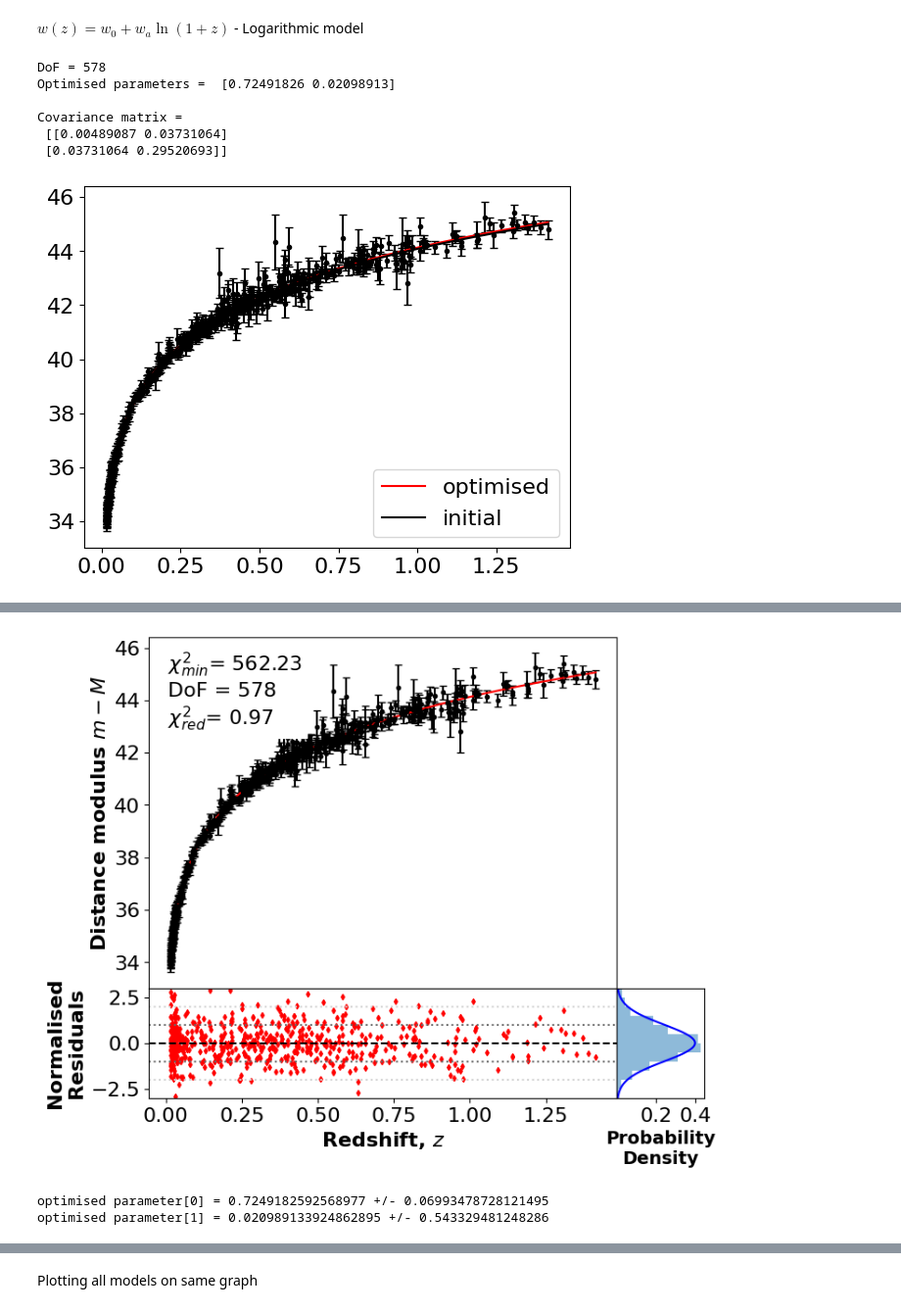
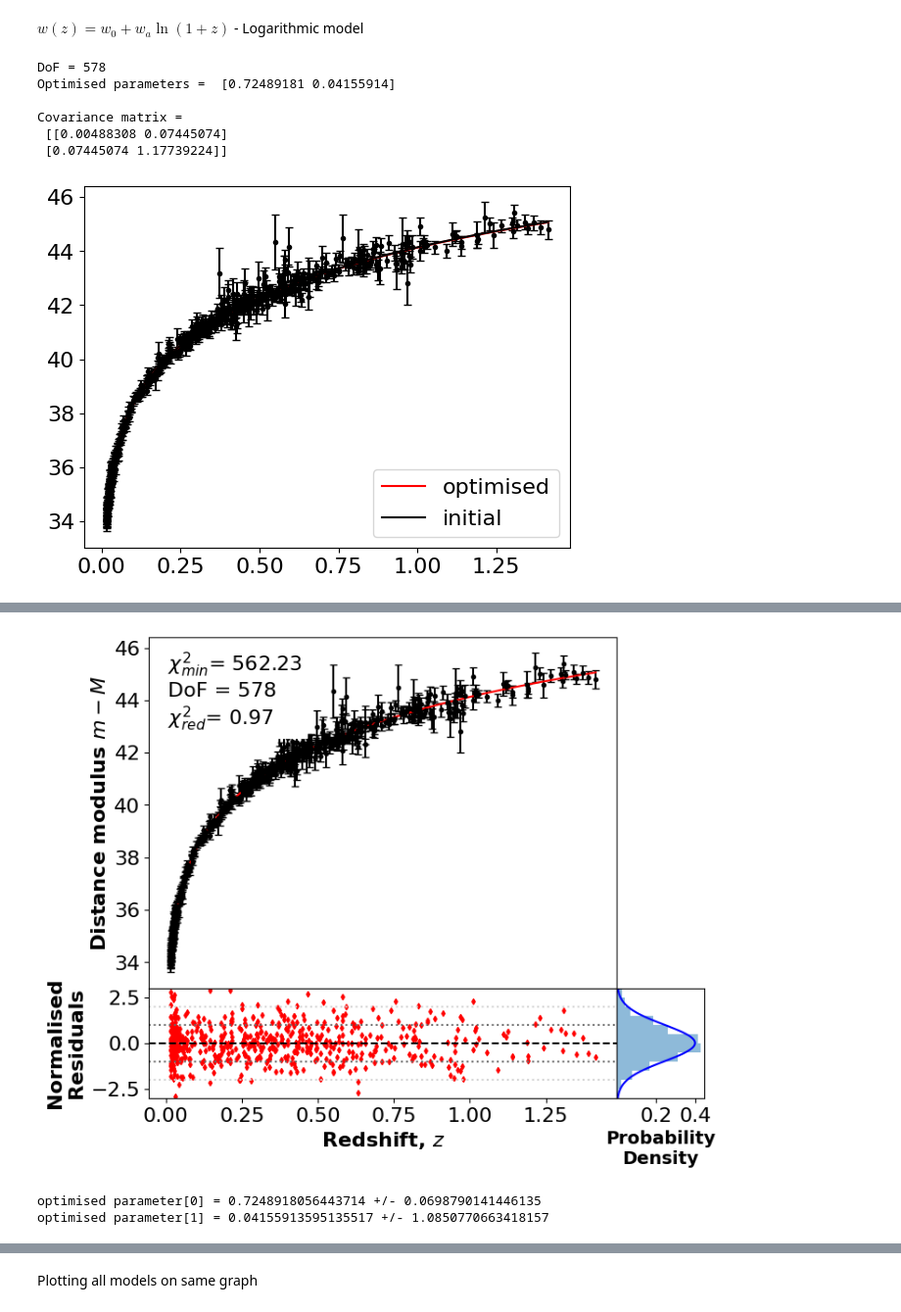
Before and after one commit to BradleyMak/Supernova_Cosmology, a Jupyter notebook: extension.ipynb, the cells around one changed output, grey strips where cells are left out. Shown at 98% size. Cells and saved outputs as stored; diff of their text form; code cells hidden in the pictures.

```diff
--- a/extension.ipynb
+++ b/extension.ipynb
@@ -278,31 +279,31 @@ $w(z) = w_0 + w_a\ln(1+z)$ - Logarithmic model
 # %%
 #chi squared fitting
 
 #defining x and y values and the y errors for the chi squared fitting.
 xval = redshift
 yval = distance_modulus
 yerr = dm_err
 
 #setting some parameters for the resulting plots.
 plt.rcParams.update({'font.size': 16, 'lines.markersize': 3})
 
 #the model function that we're fitting to the dataset.
 def model_funct(xs, *vals):
     return 5*np.log10((1+xs)*functions.get_transverse_comoving_distance(xs, H_0, vals[0], 1-vals[0], w_model='logarithmic', w_0 = -1, w_a = vals[1]))-5
 
-initial = np.array([0.73, 0.27]) # Initial guess for fit parameters
+initial = np.array([0.73, 0]) # Initial guess for fit parameters
 
 #runs the automated chi squared fitting of the x and y data to the model function above, returning chi-squared statistics and the best fit parameters and their errors.
 parameters = functions.automated_curve_fitting(xval, yval, yerr, model_funct, initial,
                                                 xlabel = 'Redshift, $z$',
                                                 ylabel = 'Distance modulus $m - M$',
                                                 contour_plot=False,
                                                 parameter_labels=['$Ω_{Λ,0}$', '$Ω_{M,0}$'])
 # %% [output]
 DoF = 578
-Optimised parameters =  [0.72491826 0.02098913]
+Optimised parameters =  [0.72489181 0.04155914]
 
 Covariance matrix =
- [[0.00489087 0.03731064]
- [0.03731064 0.29520693]]
+ [[0.00488308 0.07445074]
+ [0.07445074 1.17739224]]
-[figure, old version]
+[figure, new version]
@@ -312,3 +313,3 @@ $P(chi^2_min, DoF)$ = 0.673139144832244
 [figure]
-optimised parameter[0] = 0.7249182592568977 +/- 0.06993478728121495
-optimised parameter[1] = 0.020989133924862895 +/- 0.543329481248286
+optimised parameter[0] = 0.7248918056443714 +/- 0.0698790141446135
+optimised parameter[1] = 0.04155913595135517 +/- 1.0850770663418157
```
Also changed, not shown: parts of 15 cells of this notebook, 2 other files.
